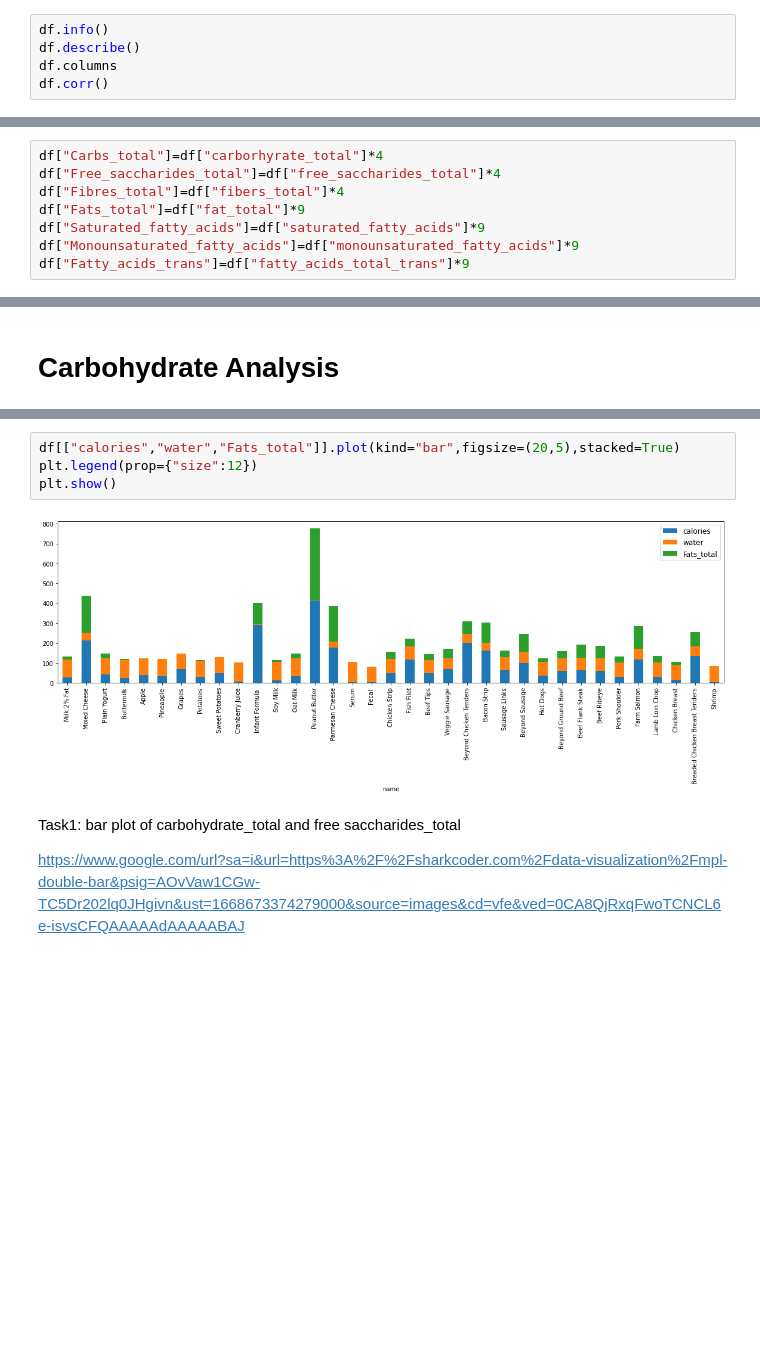
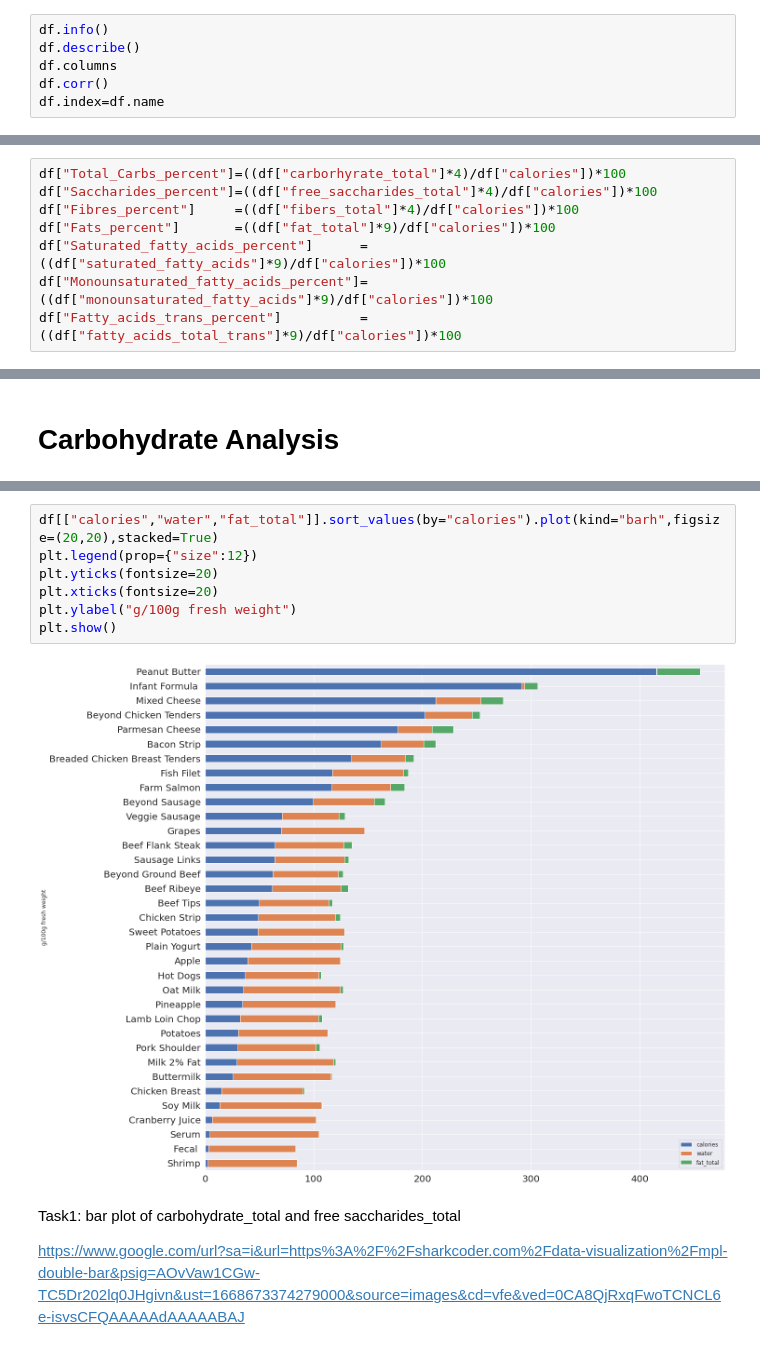
Before and after one commit to asimali004/Kaggle-Competition, a Jupyter notebook: fats-cabd-foods-raw.ipynb, the cells around one changed output, grey strips where cells are left out. Drawn from its saved outputs; the diff is of its cells as text; blank space fills up the shorter version.

```diff
--- a/fats-cabd-foods-raw.ipynb
+++ b/fats-cabd-foods-raw.ipynb
@@ -32,6 +32,7 @@ df.info()
 df.describe()
 df.columns
 df.corr()
+df.index=df.name
 # %% [output]
 <class 'pandas.core.frame.DataFrame'>
 RangeIndex: 35 entries, 0 to 34
@@ -66,8 +54,8 @@ memory usage: 21.2+ KB
 # %%
-df["Carbs_total"]=df["carborhyrate_total"]*4
-df["Free_saccharides_total"]=df["free_saccharides_total"]*4
-df["Fibres_total"]=df["fibers_total"]*4
-df["Fats_total"]=df["fat_total"]*9
-df["Saturated_fatty_acids"]=df["saturated_fatty_acids"]*9
-df["Monounsaturated_fatty_acids"]=df["monounsaturated_fatty_acids"]*9
-df["Fatty_acids_trans"]=df["fatty_acids_total_trans"]*9
+df["Total_Carbs_percent"]=((df["carborhyrate_total"]*4)/df["calories"])*100
+df["Saccharides_percent"]=((df["free_saccharides_total"]*4)/df["calories"])*100
+df["Fibres_percent"]     =((df["fibers_total"]*4)/df["calories"])*100
+df["Fats_percent"]       =((df["fat_total"]*9)/df["calories"])*100
+df["Saturated_fatty_acids_percent"]      =((df["saturated_fatty_acids"]*9)/df["calories"])*100
+df["Monounsaturated_fatty_acids_percent"]=((df["monounsaturated_fatty_acids"]*9)/df["calories"])*100
+df["Fatty_acids_trans_percent"]          =((df["fatty_acids_total_trans"]*9)/df["calories"])*100
@@ -108,9 +151,12 @@ df.drop(ctd,axis=1,inplace=True)
 # %%
-df[["calories","water","Fats_total"]].plot(kind="bar",figsize=(20,5),stacked=True)
+df[["calories","water","fat_total"]].sort_values(by="calories").plot(kind="barh",figsize=(20,20),stacked=True)
 plt.legend(prop={"size":12})
+plt.yticks(fontsize=20)
+plt.xticks(fontsize=20)
+plt.ylabel("g/100g fresh weight")
 plt.show()
 # %% [output]
-[figure, old version]
+[figure, new version]
 # %% [markdown]
 Task1: bar plot of carbohydrate_total and free saccharides_total
 
```
Also changed, not shown: parts of 13 cells of this notebook.
